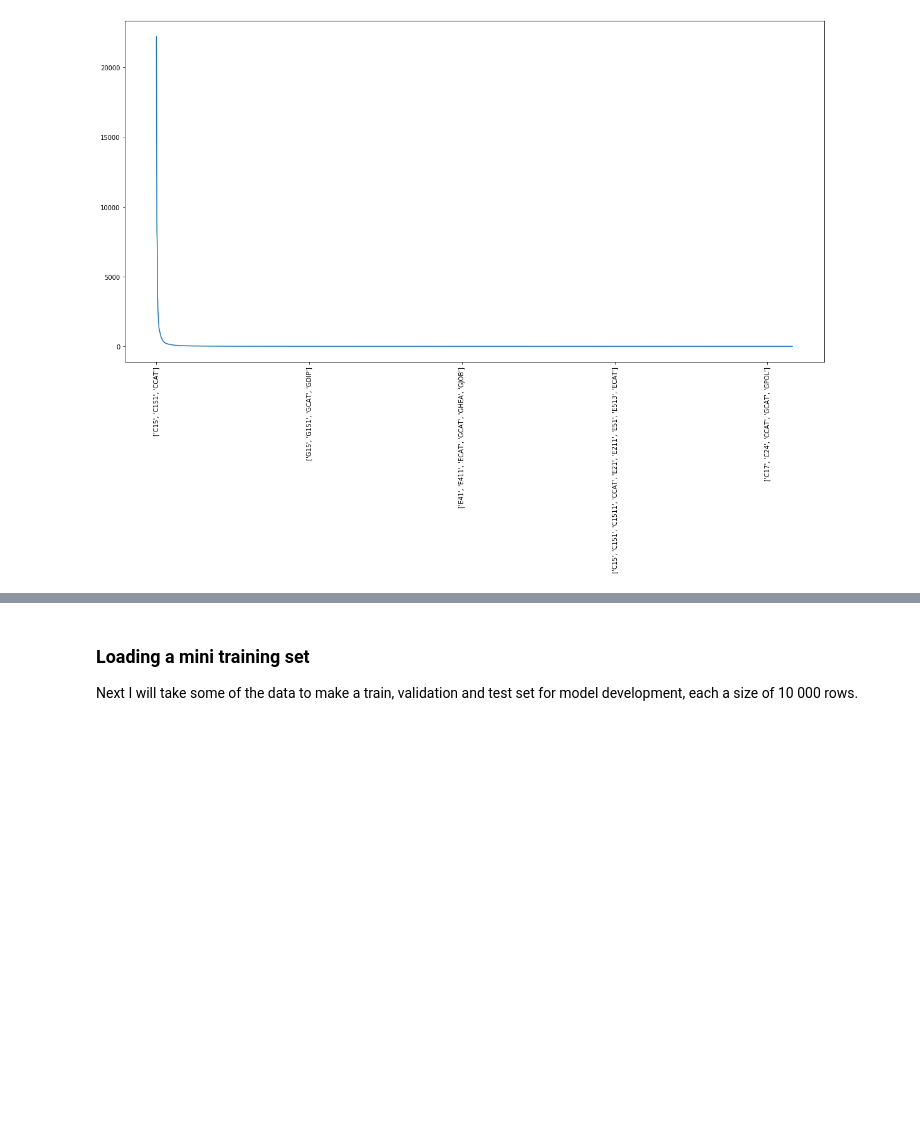
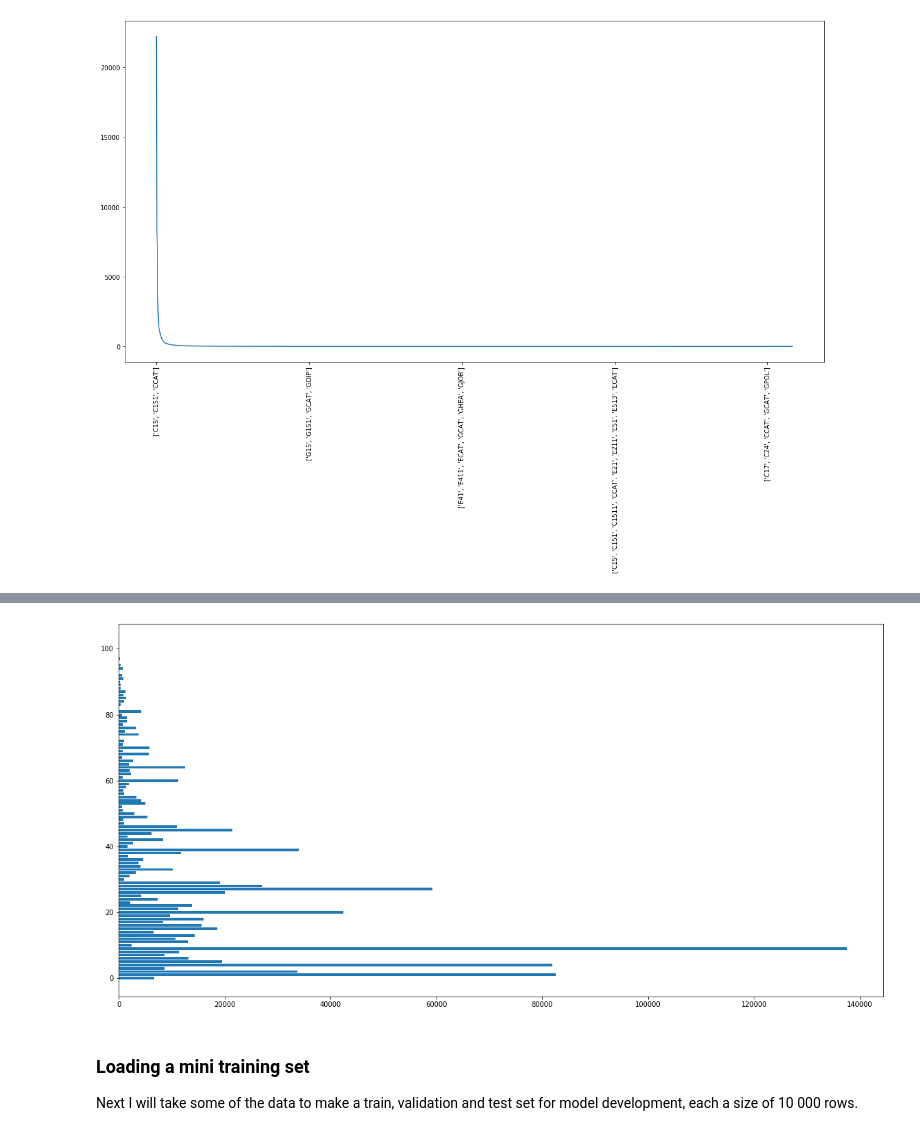
Before and after one commit to apndx/ReutersDocLabeler, a Jupyter notebook: notebooks/reuters-model-dev.ipynb, the cells around one changed output, grey strips where cells are left out. Drawn from its saved outputs; the diff is of its cells as text; code cells hidden in the pictures; blank space fills up the shorter version.

Commit message:
Explore single code distribution

```diff
--- a/notebooks/reuters-model-dev.ipynb
+++ b/notebooks/reuters-model-dev.ipynb
@@ -181,0 +202,10 @@ code_freqs.plot(figsize=(20,10), rot=90)
+# %%
+# explore the amounts of single codes
+
+codes_amount_dict = {}
+for index, code_list in trunc_large_data['codes'].iteritems():
+    for code in code_list:
+        if codes_amount_dict.get(code) == None:
+            codes_amount_dict[code] = 1
+        else:
+            codes_amount_dict[code] += 1
@@ -182,3 +233,9 @@ code_freqs.plot(figsize=(20,10), rot=90)
+# %%
+plt.barh(range(len(codes_amount_dict)), codes_amount_dict.values())
+plt.rcParams["figure.figsize"] = (20,10)
+plt.show()
+# %% [output]
+[figure, added]
 # %% [markdown]
 ### Loading a mini training set
 
```
Also changed, not shown: parts of 4 cells of this notebook.
